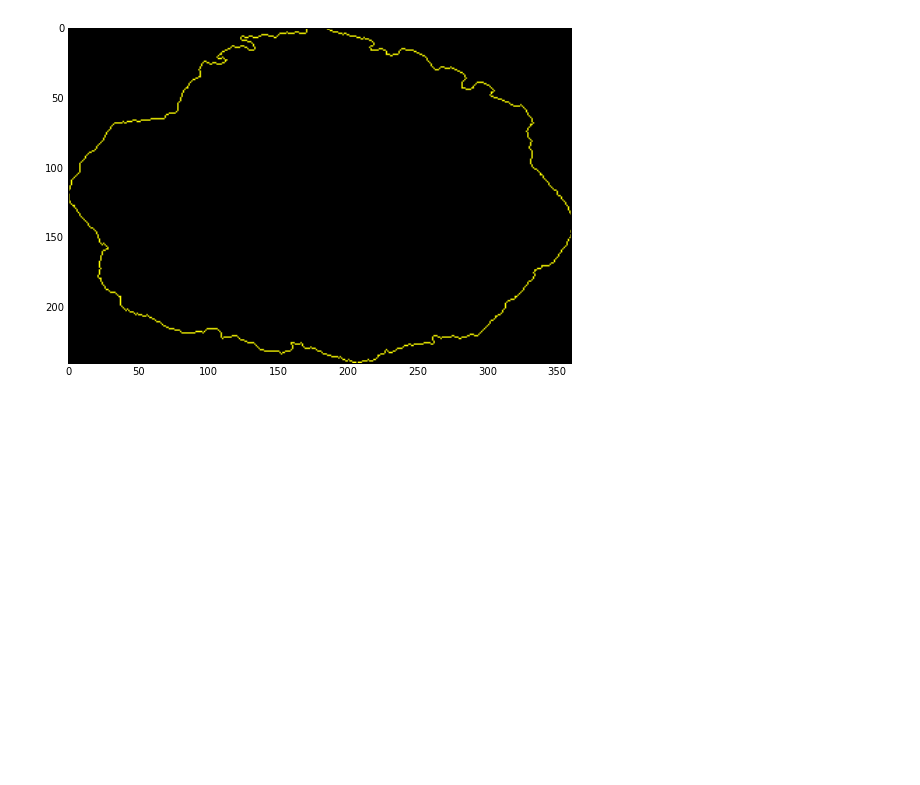
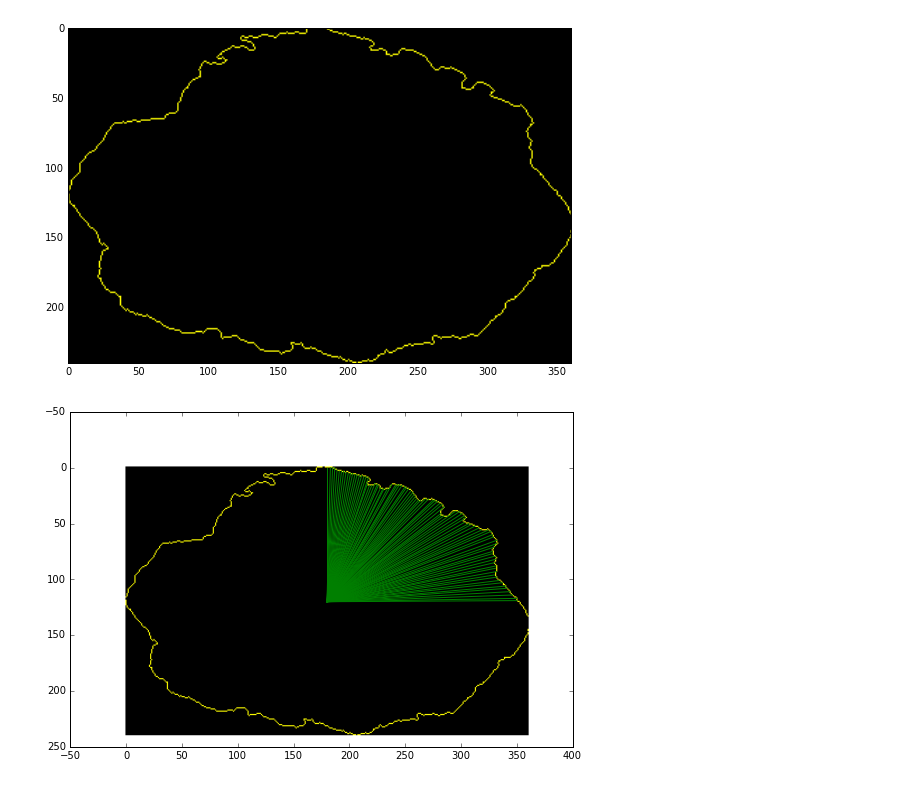
Before and after one commit to alexgustafson/BATests, a Jupyter notebook: Calculate Border Irregularity.ipynb, the cells around one changed output. Drawn from its saved outputs; the diff is of its cells as text; code cells hidden in the pictures; blank space fills up the shorter version.

```diff
--- a/Calculate Border Irregularity.ipynb
+++ b/Calculate Border Irregularity.ipynb
@@ -74,3 +72,49 @@ show()
 (228.52936476228527, 161.94533226794513)
 (562, 335)
 [figure]
+# %%
+fig = plt.figure(figsize=(9, 9))
+ax = fig.add_subplot(111)
+ax.imshow(boundary,cmap='Greys_r' )
+
+from math import atan2, degrees, sqrt
+ranges = []
+center = (int(rotated.shape[0]/2), int(rotated.shape[1]/2))
+
+for i in range(90):
+    value = 100
+    dx = 0;
+    dy = 0;
+    while value > 0.0 and dx < center[1] and dy < center[0]:
+
+        if degrees(atan2(dy, dx)) > i:
+            dx += 1
+        else:
+            dy += 1
+
+        value = rotated[center[0]-dy,center[1]+dx]
+        distance = sqrt(dx*dx + dy*dy)
+
+    ranges.append({'distance':distance, 'angle': i, 'point': (dx, dy)})
+    ax.plot((center[1], center[1]+dx), (center[0], center[0] - dy), '-g', linewidth=1)
+
+for i in range(90):
+    value = 100
+    dx = 0;
+    dy = 0;
+    while value > 0.0 and dx > -center[1] and dy < center[0]:
+
+        if degrees(atan2(dy, dx)) > i+90:
+            dx -= 1
+        else:
+            dy += 1
+
+        value = rotated[center[0]-dy,center[1]+dx]
+        distance = sqrt(dx*dx + dy*dy)
+
+    ranges.append({'distance':distance, 'angle': i, 'point': (dx, dy)})
+    ax.plot((center[1], center[1]+dx), (center[0], center[0] - dy), '-g', linewidth=1)
+
+show()
+# %% [output]
+[figure, added]
```
Also changed, not shown: parts of 4 cells of this notebook.
